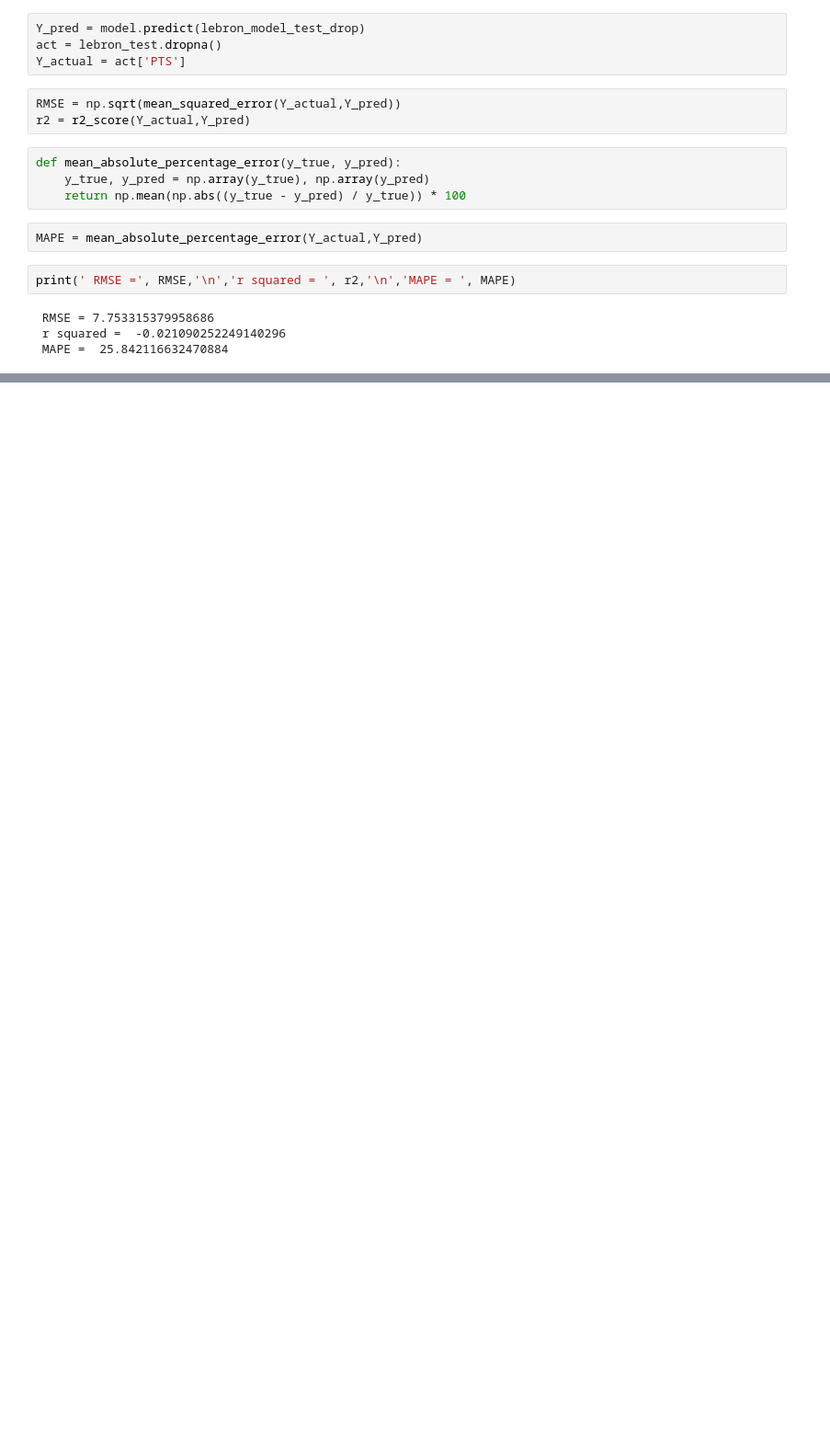
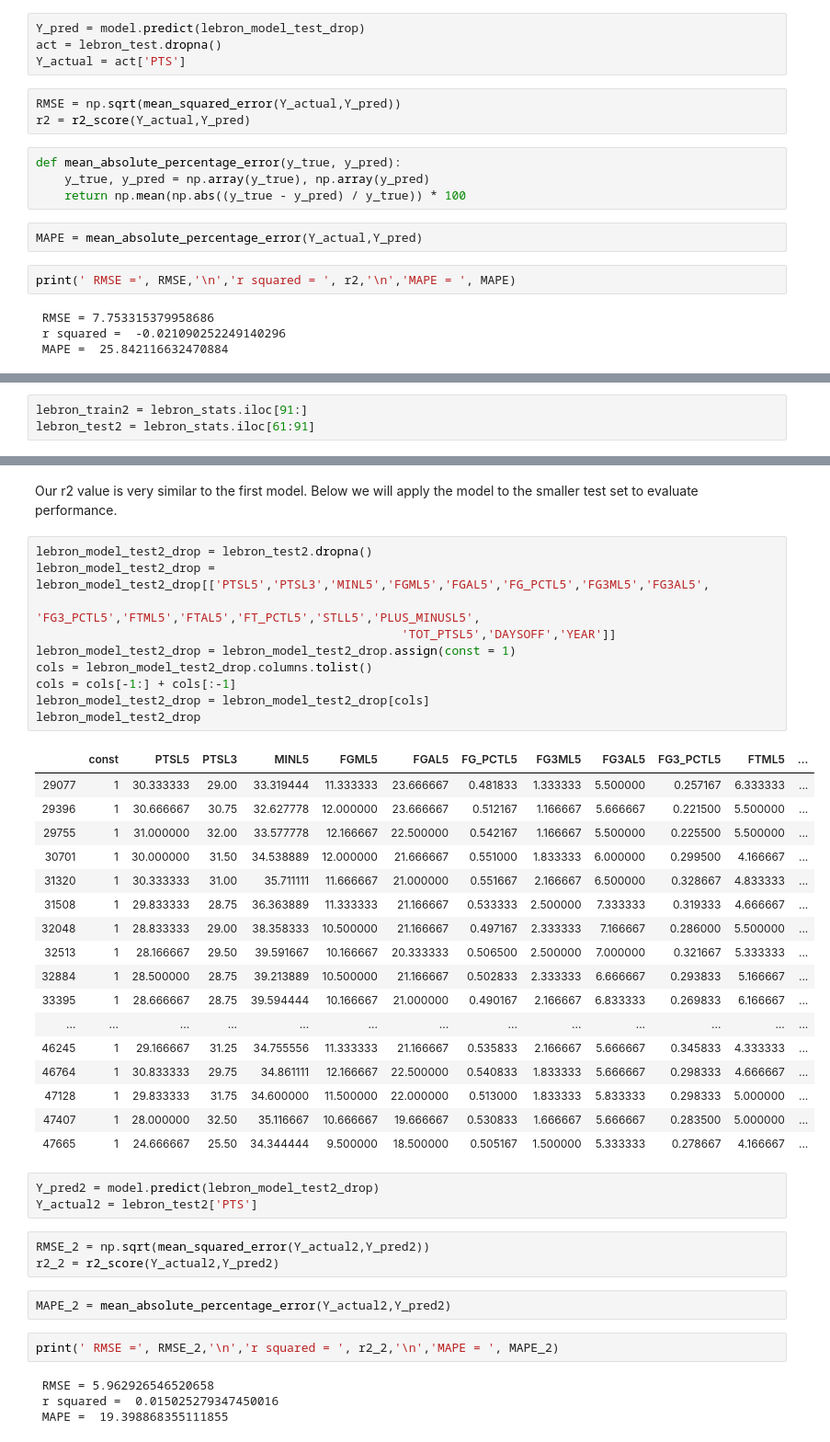
Before and after one commit to thabanenm/Capstone-Project-2, a Jupyter notebook: Capstone Project 2 - Baseline Modeling.ipynb, the cells around one changed output, grey strips where cells are left out. Shown at 92% size. Cells and saved outputs as stored; diff of their text form; blank space fills up the shorter version.

```diff
--- a/Capstone Project 2 - Baseline Modeling.ipynb
+++ b/Capstone Project 2 - Baseline Modeling.ipynb
@@ -137,0 +162,3 @@ print(' RMSE =', RMSE,'\n','r squared = ', r2,'\n','MAPE = ', MAPE)
+# %%
+lebron_train2 = lebron_stats.iloc[91:]
+lebron_test2 = lebron_stats.iloc[61:91]
@@ -137,0 +219,44 @@ print(' RMSE =', RMSE,'\n','r squared = ', r2,'\n','MAPE = ', MAPE)
+# %% [markdown]
+Our r2 value is very similar to the first model. Below we will apply the model to the smaller test set to evaluate performance.
+# %%
+lebron_model_test2_drop = lebron_test2.dropna()
+lebron_model_test2_drop = lebron_model_test2_drop[['PTSL5','PTSL3','MINL5','FGML5','FGAL5','FG_PCTL5','FG3ML5','FG3AL5',
+                                                   'FG3_PCTL5','FTML5','FTAL5','FT_PCTL5','STLL5','PLUS_MINUSL5',
+                                                   'TOT_PTSL5','DAYSOFF','YEAR']]
+lebron_model_test2_drop = lebron_model_test2_drop.assign(const = 1)
+cols = lebron_model_test2_drop.columns.tolist()
+cols = cols[-1:] + cols[:-1]
+lebron_model_test2_drop = lebron_model_test2_drop[cols]
+lebron_model_test2_drop
+# %% [output]
+|  | const | PTSL5 | PTSL3 | MINL5 | FGML5 | FGAL5 | FG_PCTL5 | FG3ML5 | FG3AL5 | FG3_PCTL5 | FTML5 | ... |
+| 29077 | 1 | 30.333333 | 29.00 | 33.319444 | 11.333333 | 23.666667 | 0.481833 | 1.333333 | 5.500000 | 0.257167 | 6.333333 | ... |
+| 29396 | 1 | 30.666667 | 30.75 | 32.627778 | 12.000000 | 23.666667 | 0.512167 | 1.166667 | 5.666667 | 0.221500 | 5.500000 | ... |
+| 29755 | 1 | 31.000000 | 32.00 | 33.577778 | 12.166667 | 22.500000 | 0.542167 | 1.166667 | 5.500000 | 0.225500 | 5.500000 | ... |
+| 30701 | 1 | 30.000000 | 31.50 | 34.538889 | 12.000000 | 21.666667 | 0.551000 | 1.833333 | 6.000000 | 0.299500 | 4.166667 | ... |
+| 31320 | 1 | 30.333333 | 31.00 | 35.711111 | 11.666667 | 21.000000 | 0.551667 | 2.166667 | 6.500000 | 0.328667 | 4.833333 | ... |
+| 31508 | 1 | 29.833333 | 28.75 | 36.363889 | 11.333333 | 21.166667 | 0.533333 | 2.500000 | 7.333333 | 0.319333 | 4.666667 | ... |
+| 32048 | 1 | 28.833333 | 29.00 | 38.358333 | 10.500000 | 21.166667 | 0.497167 | 2.333333 | 7.166667 | 0.286000 | 5.500000 | ... |
+| 32513 | 1 | 28.166667 | 29.50 | 39.591667 | 10.166667 | 20.333333 | 0.506500 | 2.500000 | 7.000000 | 0.321667 | 5.333333 | ... |
+| 32884 | 1 | 28.500000 | 28.75 | 39.213889 | 10.500000 | 21.166667 | 0.502833 | 2.333333 | 6.666667 | 0.293833 | 5.166667 | ... |
+| 33395 | 1 | 28.666667 | 28.75 | 39.594444 | 10.166667 | 21.000000 | 0.490167 | 2.166667 | 6.833333 | 0.269833 | 6.166667 | ... |
+| ... | ... | ... | ... | ... | ... | ... | ... | ... | ... | ... | ... | ... |
+| 46245 | 1 | 29.166667 | 31.25 | 34.755556 | 11.333333 | 21.166667 | 0.535833 | 2.166667 | 5.666667 | 0.345833 | 4.333333 | ... |
+| 46764 | 1 | 30.833333 | 29.75 | 34.861111 | 12.166667 | 22.500000 | 0.540833 | 1.833333 | 5.666667 | 0.298333 | 4.666667 | ... |
+| 47128 | 1 | 29.833333 | 31.75 | 34.600000 | 11.500000 | 22.000000 | 0.513000 | 1.833333 | 5.833333 | 0.298333 | 5.000000 | ... |
+| 47407 | 1 | 28.000000 | 32.50 | 35.116667 | 10.666667 | 19.666667 | 0.530833 | 1.666667 | 5.666667 | 0.283500 | 5.000000 | ... |
+| 47665 | 1 | 24.666667 | 25.50 | 34.344444 | 9.500000 | 18.500000 | 0.505167 | 1.500000 | 5.333333 | 0.278667 | 4.166667 | ... |
+# %%
+Y_pred2 = model.predict(lebron_model_test2_drop)
+Y_actual2 = lebron_test2['PTS']
+# %%
+RMSE_2 = np.sqrt(mean_squared_error(Y_actual2,Y_pred2))
+r2_2 = r2_score(Y_actual2,Y_pred2)
+# %%
+MAPE_2 = mean_absolute_percentage_error(Y_actual2,Y_pred2)
+# %%
+print(' RMSE =', RMSE_2,'\n','r squared = ', r2_2,'\n','MAPE = ', MAPE_2)
+# %% [output]
+ RMSE = 5.962926546520658
+ r squared =  0.015025279347450016
+ MAPE =  19.398868355111855
```
Also changed, not shown: parts of 24 cells of this notebook, 1 other file.
